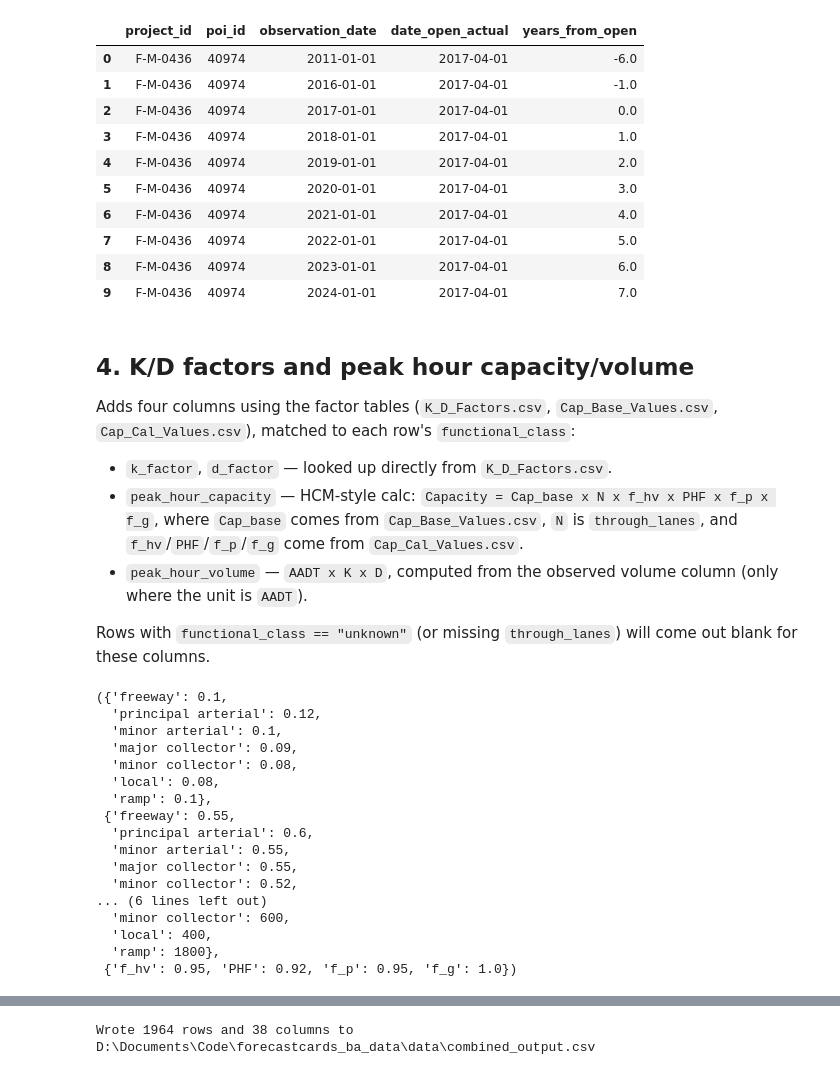
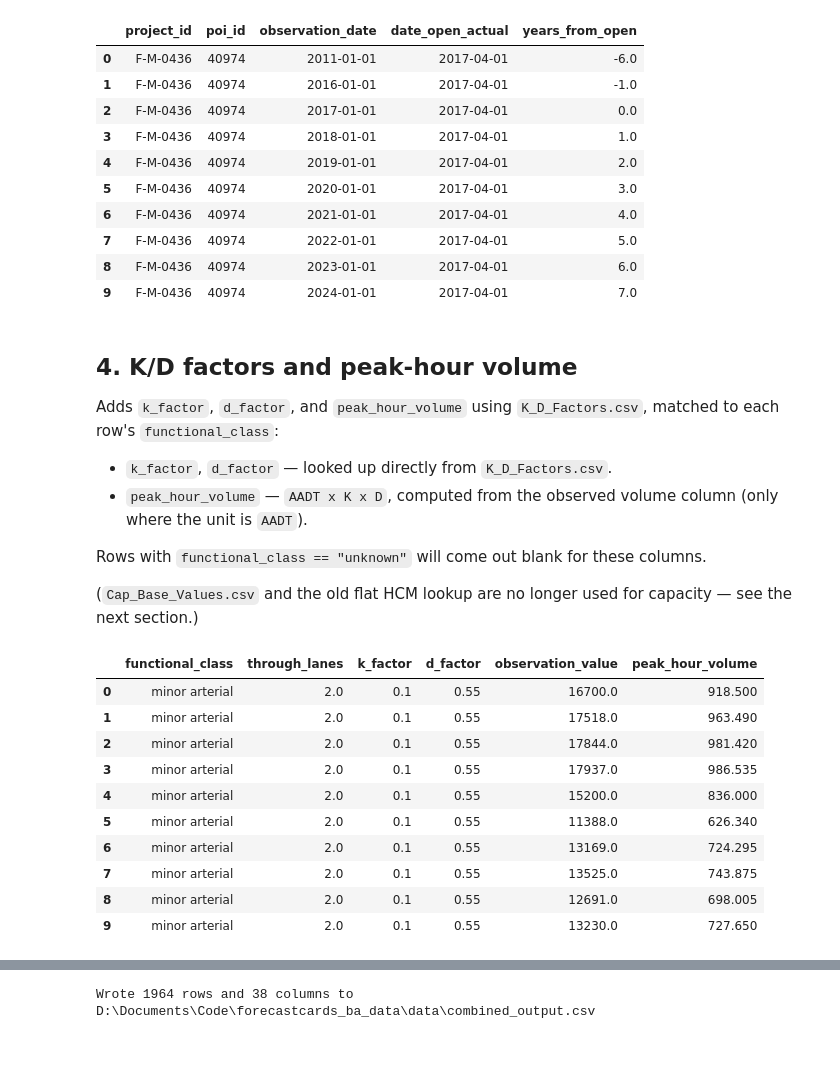
Before and after one commit to uky-transport-data-science/forecastcards_v2, a Jupyter notebook: forecastcards/notebooks/Estimator_Sheet.ipynb, the cells around one changed output, grey strips where cells are left out. Saved outputs shown, nothing was run; the diff lists cells and outputs as text; code cells hidden in the pictures.

Commit message:
Edited peak hour capacity calculations

```diff
--- a/forecastcards/notebooks/Estimator_Sheet.ipynb
+++ b/forecastcards/notebooks/Estimator_Sheet.ipynb
@@ -162,64 +162,65 @@ master_df[["project_id", "poi_id", "observation_date", "date_open_actual", "year
 | 8 | F-M-0436 | 40974 | 2023-01-01 | 2017-04-01 | 6.0 |
 | 9 | F-M-0436 | 40974 | 2024-01-01 | 2017-04-01 | 7.0 |
 # %% [markdown]
-## 4. K/D factors and peak hour capacity/volume
+## 4. K/D factors and peak-hour volume
 
-Adds four columns using the factor tables (`K_D_Factors.csv`, `Cap_Base_Values.csv`, `Cap_Cal_Values.csv`), matched to each row's `functional_class`:
+Adds `k_factor`, `d_factor`, and `peak_hour_volume` using `K_D_Factors.csv`, matched to each row's `functional_class`:
 
 - `k_factor`, `d_factor` — looked up directly from `K_D_Factors.csv`.
-- `peak_hour_capacity` — HCM-style calc: `Capacity = Cap_base x N x f_hv x PHF x f_p x f_g`, where `Cap_base` comes from `Cap_Base_Values.csv`, `N` is `through_lanes`, and `f_hv`/`PHF`/`f_p`/`f_g` come from `Cap_Cal_Values.csv`.
 - `peak_hour_volume` — `AADT x K x D`, computed from the observed volume column (only where the unit is `AADT`).
 
-Rows with `functional_class == "unknown"` (or missing `through_lanes`) will come out blank for these columns.
+Rows with `functional_class == "unknown"` will come out blank for these columns.
+
+(`Cap_Base_Values.csv` and the old flat HCM lookup are no longer used for capacity — see the next section.)
 # %%
 # Paths to the factor tables
 FACTOR_TABLES_ROOT = r"D:\Documents\Code\forecastcards_v2\forecastcards\capacity_factor_tables"
 
 K_D_FACTORS_PATH = os.path.join(FACTOR_TABLES_ROOT, "K_D_Factors.csv")
-CAP_BASE_PATH = os.path.join(FACTOR_TABLES_ROOT, "Cap_Base_Values.csv")
 CAP_CAL_PATH = os.path.join(FACTOR_TABLES_ROOT, "Cap_Cal_Values.csv")
 
 def normalize_functional_class(value):
     """Lowercase/trim a functional class label so it matches across files
     (e.g. K_D_Factors.csv uses 'Local', Cap_Base_Values.csv uses 'Local Road')."""
     if pd.isna(value):
         return None
     label = str(value).strip().lower()
     if label == "local road":
         label = "local"
     return label
 
 # K / D factors by functional class
 kd_factors = pd.read_csv(K_D_FACTORS_PATH)[["Functional Class", "K Factor", "D Factor"]].dropna(subset=["Functional Class"])
 kd_factors["_fc"] = kd_factors["Functional Class"].apply(normalize_functional_class)
 k_factor_lookup = kd_factors.set_index("_fc")["K Factor"].to_dict()
 d_factor_lookup = kd_factors.set_index("_fc")["D Factor"].to_dict()
 
-# base capacity (veh/hr/lane) by functional class
-cap_base = pd.read_csv(CAP_BASE_PATH, thousands=",")
-cap_base["_fc"] = cap_base["Facility Type"].apply(normalize_functional_class)
-cap_base_lookup = cap_base.set_index("_fc")["Base Capacity (veh/hr/lane)"].to_dict()
+master_df["through_lanes"] = pd.to_numeric(master_df["through_lanes"], errors="coerce")
 
-# scalar HCM adjustment factors (f_hv, PHF, f_p, f_g)
-cap_params = pd.read_csv(CAP_CAL_PATH).set_index("Symbol")["Default Value"].to_dict()
-f_hv, PHF, f_p, f_g = cap_params["f_hv"], cap_params["PHF"], cap_params["f_p"], cap_params["f_g"]
+_fc_norm = master_df["functional_class"].apply(normalize_functional_class)
+master_df["k_factor"] = _fc_norm.map(k_factor_lookup)
+master_df["d_factor"] = _fc_norm.map(d_factor_lookup)
 
-k_factor_lookup, d_factor_lookup, cap_base_lookup, cap_params
+# Peak hour volume = AADT x K x D, for the observed volume column
+master_df["peak_hour_volume"] = np.where(
+    master_df["observation_unit"] == "AADT",
+    master_df["observation_value"] * master_df["k_factor"] * master_df["d_factor"],
+    np.nan,
+)
+
+master_df[[
+    "functional_class", "through_lanes", "k_factor", "d_factor",
+    "observation_value", "peak_hour_volume",
+]].head(10)
 # %% [output]
-({'freeway': 0.1,
-  'principal arterial': 0.12,
-  'minor arterial': 0.1,
-  'major collector': 0.09,
-  'minor collector': 0.08,
-  'local': 0.08,
-  'ramp': 0.1},
- {'freeway': 0.55,
-  'principal arterial': 0.6,
-  'minor arterial': 0.55,
-  'major collector': 0.55,
-  'minor collector': 0.52,
-... (6 lines left out)
-  'minor collector': 600,
-  'local': 400,
-  'ramp': 1800},
- {'f_hv': 0.95, 'PHF': 0.92, 'f_p': 0.95, 'f_g': 1.0})
+|  | functional_class | through_lanes | k_factor | d_factor | observation_value | peak_hour_volume |
+| 0 | minor arterial | 2.0 | 0.1 | 0.55 | 16700.0 | 918.500 |
+| 1 | minor arterial | 2.0 | 0.1 | 0.55 | 17518.0 | 963.490 |
+| 2 | minor arterial | 2.0 | 0.1 | 0.55 | 17844.0 | 981.420 |
+| 3 | minor arterial | 2.0 | 0.1 | 0.55 | 17937.0 | 986.535 |
+| 4 | minor arterial | 2.0 | 0.1 | 0.55 | 15200.0 | 836.000 |
+| 5 | minor arterial | 2.0 | 0.1 | 0.55 | 11388.0 | 626.340 |
+| 6 | minor arterial | 2.0 | 0.1 | 0.55 | 13169.0 | 724.295 |
+| 7 | minor arterial | 2.0 | 0.1 | 0.55 | 13525.0 | 743.875 |
+| 8 | minor arterial | 2.0 | 0.1 | 0.55 | 12691.0 | 698.005 |
+| 9 | minor arterial | 2.0 | 0.1 | 0.55 | 13230.0 | 727.650 |
```
Also changed, not shown: parts of 10 cells of this notebook, 2 other files.
